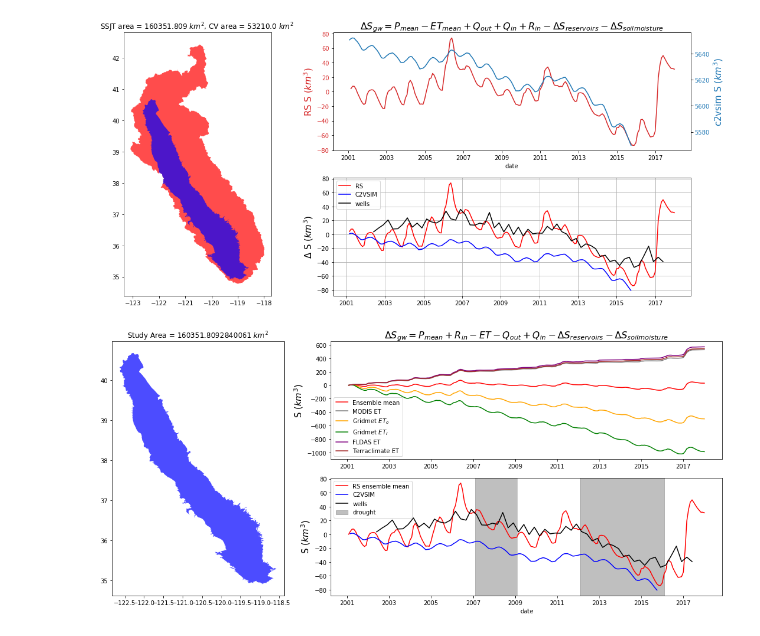
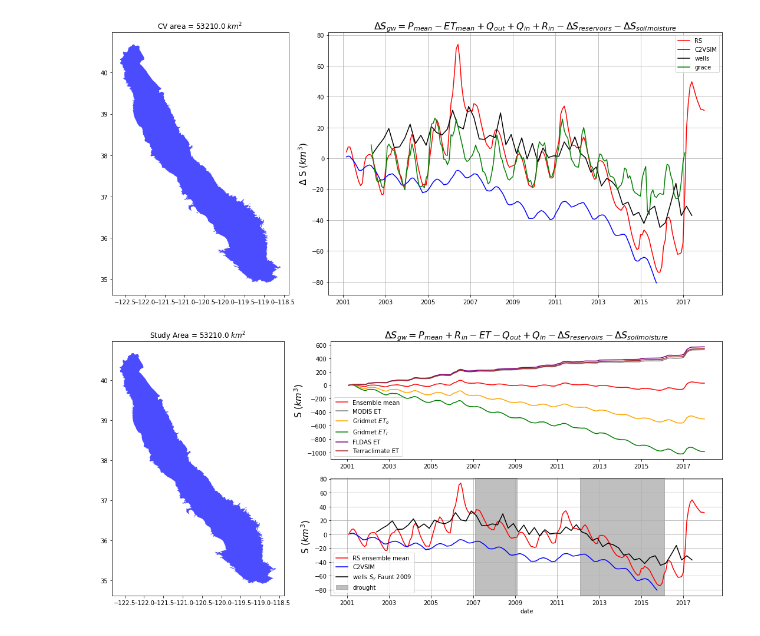
Before and after one commit to kashingtonDC/cvwbm, a Jupyter notebook: code/CV_balance.ipynb, the cells around one changed output. Drawn from its saved outputs; the diff is of its cells as text; code cells hidden in the pictures.

Commit message:
add grace data to cv_balance

```diff
--- a/code/CV_balance.ipynb
+++ b/code/CV_balance.ipynb
@@ -63,7 +63,7 @@ wells['Date'] = pd.to_datetime(wells.year + wells.month , format="%Y%m") + Month
 wells.index = wells.Date
 wells.drop(['Date'], axis =1, inplace = True)
 
-wells['ds_km3'] = wells[wells.columns[-1]] * cv_km2 * 1e-5
+wells['ds_km3'] = wells[wells.columns[-1]] * 50000 * 1e-5
 # %%
 # RS data
 cvdf = pd.read_csv("../data/all_data_cv.csv")
@@ -75,6 +75,18 @@ cvdf.drop(["dt"],axis = 1, inplace = True)
 
 # Chop off the first n rows of nodata
 cvdf = cvdf.iloc[327:]
+# %%
+# Grace data
+
+grace = pd.read_csv("../data/grace_cv.csv")
+
+# Initialize the datetime columns
+grace['dt'] = pd.to_datetime(grace[grace.columns[0]])
+grace = grace.set_index(pd.to_datetime(cvdf[grace.columns[0]]))
+grace.drop(["dt"],axis = 1, inplace = True)
+
+# Subtract reservoir storage and soil moisture from grace
+grace['adj'] = grace.grace_mean[1:] - cvdf.soil_moisture.diff()[1:] - cvdf.res_s.diff()[1:]
 # %%
 # Calc the balance
 cvdf['ds'] = cvdf.p_mean - cvdf.et_mean + cvdf.runoff - cvdf.q_out + cvdf.q_in - cvdf.soil_moisture.diff() -cvdf.res_s.diff()
@@ -85,44 +97,31 @@ df = cvdf.copy()
 # %%
 plt.figure(figsize=(15, 7))
 
 G = gridspec.GridSpec(2, 3)
 
 # Plot the basemaps
+
 axes_1 = plt.subplot(G[:, 0])
-ssjt.plot(ax=axes_1, color = "red", alpha = 0.7)
 cv.plot(ax=axes_1, color = "blue", alpha = 0.7)
-axes_1.set_title("SSJT area = {} $km^2$, CV area = {} $km^2$ ".format(round(sa_km3, 3), round(cv_km3, 3)))
+axes_1.set_title("CV area = {} $km^2$ ".format(round(cv_km2, 3)))
 
-axes_2 = plt.subplot(G[0, 1:])
-color = 'tab:red'
-axes_2.set_title("$\Delta S_{gw} = P_{mean} - ET_{mean} + Q_{out} + Q_{in} + R_{in} - \Delta S_{reservoirs} - \Delta S_{soil moisture}$", size = 16)
+axes_4 = plt.subplot(G[0:2, 1:])
 
-axes_2.set_xlabel('date')
-axes_2.set_ylabel('RS S $(km^3)$', color=color, size = 15)
-axes_2.plot(df.index[1:], np.cumsum(df.ds[1:]), color=color)
-axes_2.tick_params(axis='y', labelcolor=color)
-
-axes_3 = axes_2.twinx()  # instantiate a second axes that shares the same x-axis
-color = 'tab:blue'
-axes_3.set_ylabel('c2vsim S ($km^3$)', color=color, size = 15)
-axes_3.set_xlabel('date')
-axes_3.plot(df.index, df.s, color=color)
-axes_3.tick_params(axis='y', labelcolor=color)
-
-axes_4 = plt.subplot(G[1, 1:])
+axes_4.set_title("$\Delta S_{gw} = P_{mean} - ET_{mean} + Q_{out} + Q_{in} + R_{in} - \Delta S_{reservoirs} - \Delta S_{soil moisture}$", size = 16)
 axes_4.plot(df.index, np.cumsum(df.ds), color="red", label = "RS")
 axes_4.plot(df.index[1:], np.cumsum(df.s.diff()[1:]), color="blue", label = "C2VSIM")
 axes_4.plot(wells.index, wells.ds_km3, color="black", label = "wells")
+axes_4.plot(grace.index, grace.adj, color="green", label = "grace")
 
 axes_4.set_ylabel('$\Delta$ S ($km^3$)', size = 15)
 axes_4.legend()
 
 plt.grid(True)
 
 plt.tight_layout()
 plt.show()
 # %% [output]
-[figure, old version]
+[figure, new version]
 # %%
 # Ensemble ET
 # %%
@@ -145,7 +144,7 @@ G = gridspec.GridSpec(2, 3)
 # Plot the basemaps
 axes_1 = plt.subplot(G[:, 0])
 cv.plot(ax=axes_1, color = "blue", alpha = 0.7)
-axes_1.set_title("Study Area = {} $km^2$".format(sa_km3))
+axes_1.set_title("Study Area = {} $km^2$".format(cv_km2))
 
 a0 = plt.subplot(G[0, 1:])
 a0.set_title("$\Delta S_{gw} = P_{mean} + R_{in} - ET - Q_{out} + Q_{in} - \Delta S_{reservoirs} - \Delta S_{soil moisture}$", size = 16)
@@ -163,13 +162,14 @@ axes_4.plot(results.index, np.cumsum(results.avg), color="red", label = "RS ense
 axes_4.plot(df.index[1:], np.cumsum(df.s.diff()[1:]), color="blue", label = "C2VSIM")
 axes_4.axvspan(results.index[72], results.index[96], alpha=0.5, color='gray', label = "drought")
 axes_4.axvspan(results.index[132], results.index[180], alpha=0.5, color='gray')
-axes_4.plot(wells.index, wells.ds_km3, color="black", label = "wells")
+axes_4.plot(wells.index, wells.ds_km3, color="black", label = "wells $S_y$ Faunt 2009")
 
 axes_4.set_ylabel('S ($km^3$)', size = 15)
 axes_4.set_xlabel('date')
 axes_4.legend()
 
+plt.grid(True)
 plt.tight_layout()
 plt.show()
 # %% [output]
-[figure, old version]
+[figure, new version]
```
Also changed, not shown: parts of 1 cell of this notebook.
